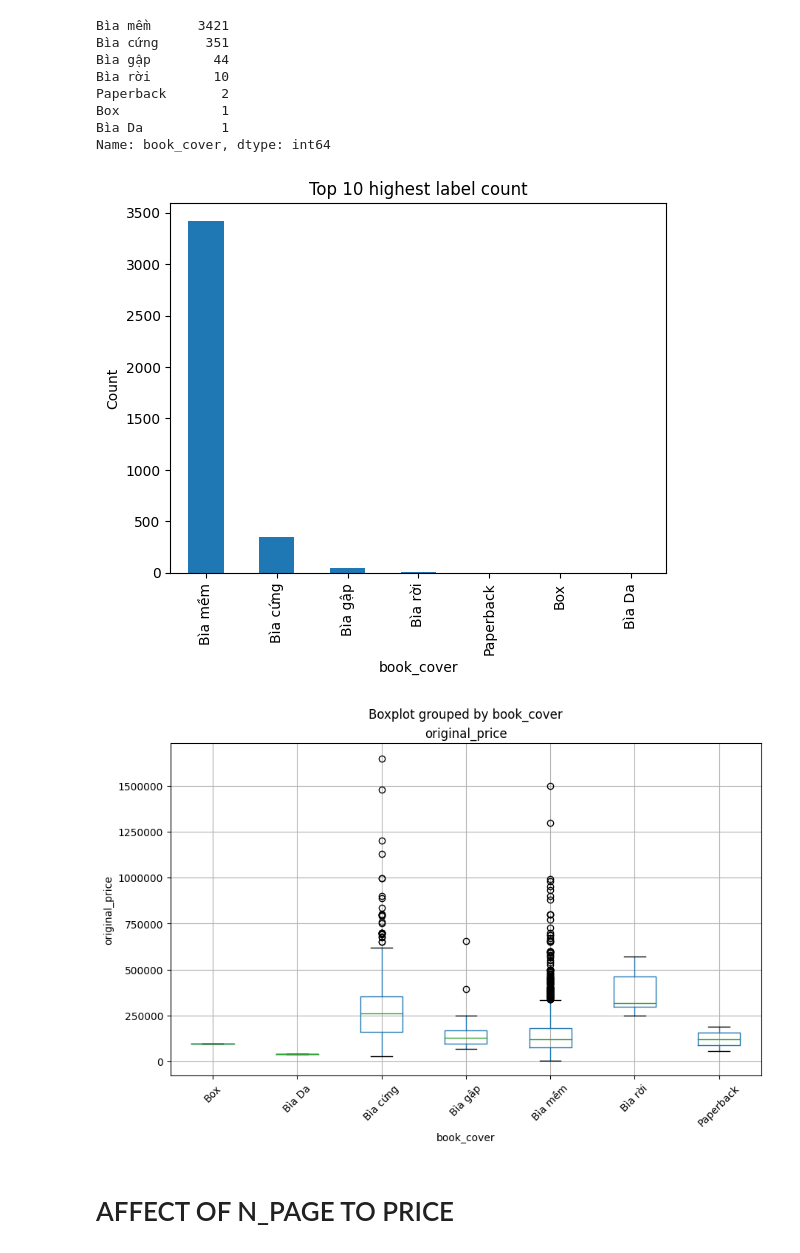
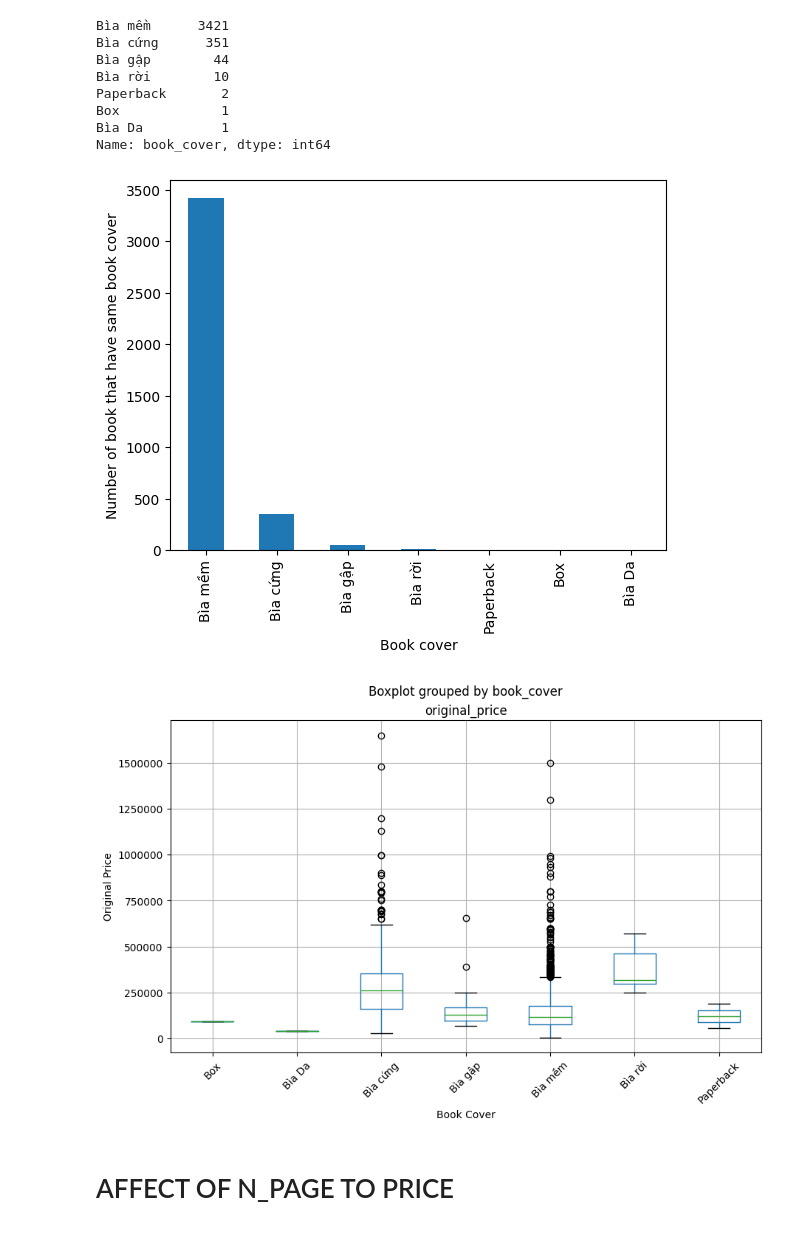
Before and after one commit to daovanhieu23800/interview_project, a Jupyter notebook: EDA_for_price_pred.ipynb, the cells around one changed output. Drawn from its saved outputs; the diff is of its cells as text; code cells hidden in the pictures.

```diff
--- a/EDA_for_price_pred.ipynb
+++ b/EDA_for_price_pred.ipynb
@@ -161,18 +160,17 @@ Name: book_cover, dtype: int64
 # %%
 label_counts = book_df['book_cover'].value_counts()
 
 # Create a bar plot of label counts
 label_counts.plot.bar()
 
 # Add labels and title
-plt.xlabel('book_cover')
-plt.ylabel('Count')
-plt.title('Top 10 highest label count')
+plt.xlabel('Book cover')
+plt.ylabel('Number of book that have same book cover')
 
 # Display the plot
 plt.show()
 # %% [output]
-[figure, old version]
+[figure, new version]
 # %%
 label_counts = book_df['book_cover'].value_counts()
 
@@ -187,8 +185,8 @@ ax = filtered_df.boxplot(column='original_price', by='book_cover', figsize=(10,
 ax.yaxis.set_major_formatter('{x:.0f}')
 
 # Set labels and title
-plt.xlabel('book_cover')
-plt.ylabel('original_price')
+plt.xlabel('Book Cover')
+plt.ylabel('Original Price')
 
 # Rotate x-axis labels if needed
 plt.xticks(rotation=45)
@@ -196,7 +194,7 @@ plt.xticks(rotation=45)
 # Display the plot
 plt.show()
 # %% [output]
-[figure, old version]
+[figure, new version]
 # %% [markdown]
 # AFFECT OF N_PAGE  TO PRICE
 # %%
```
Also changed, not shown: parts of 8 cells of this notebook, 1 other file.
